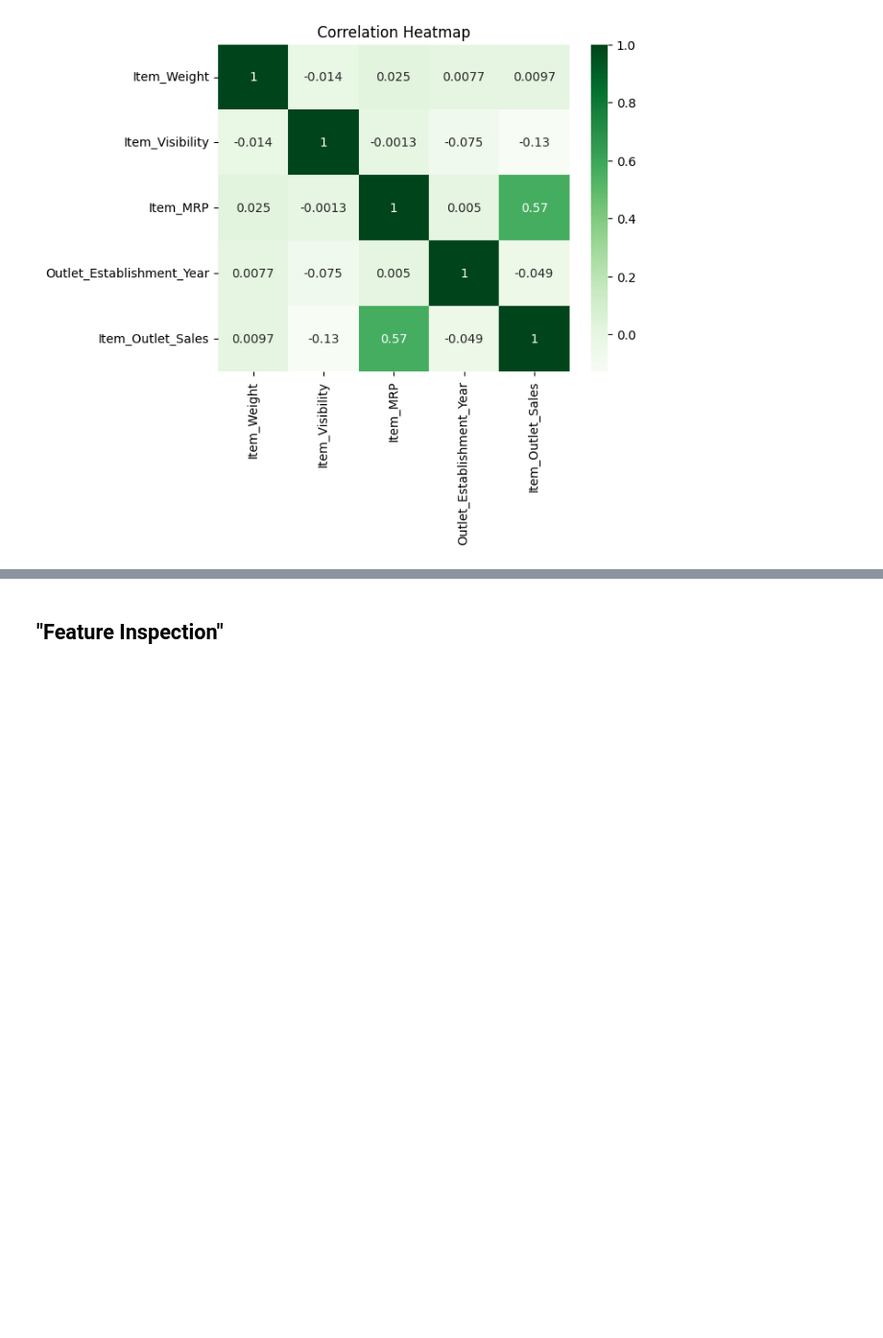
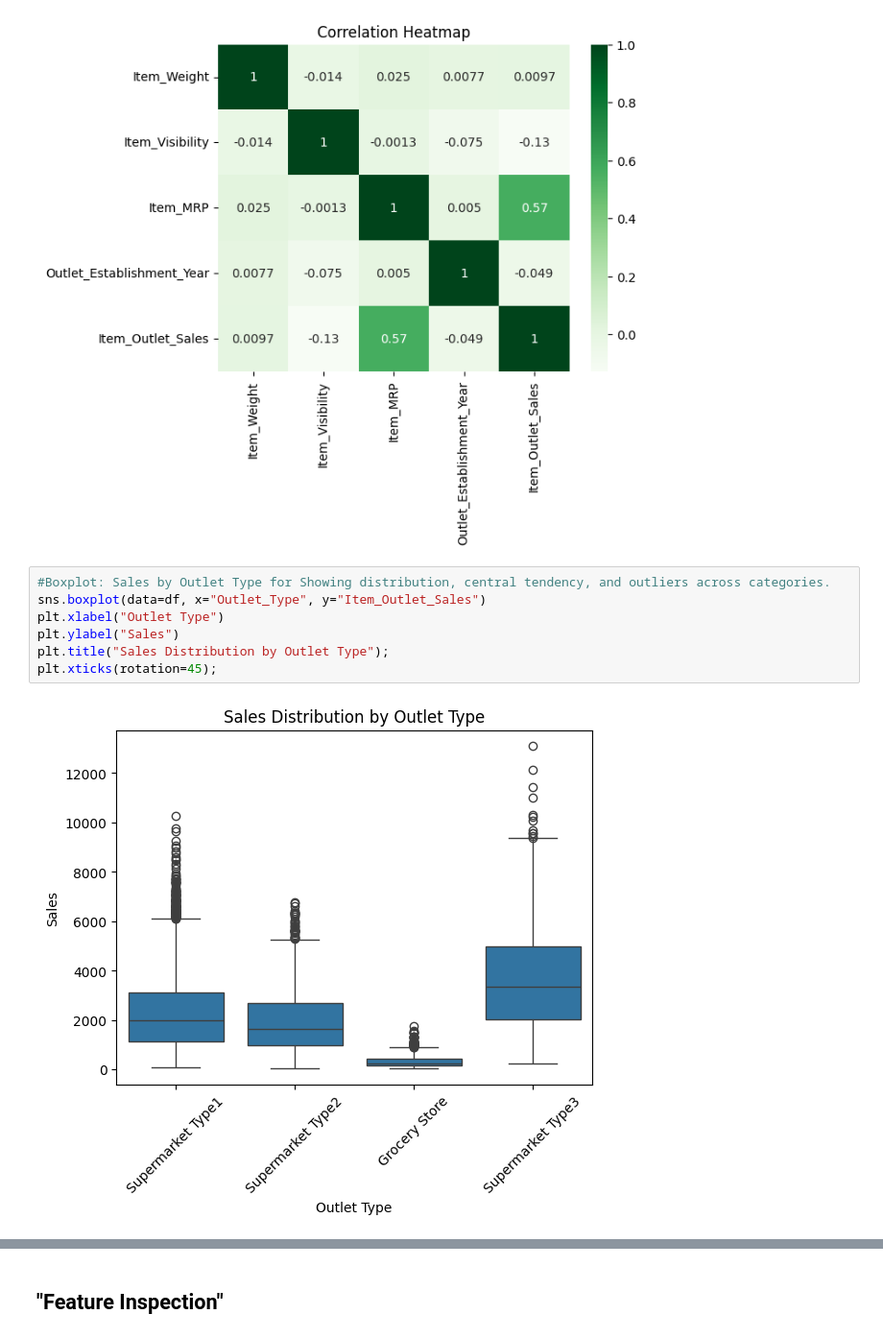
Before and after one commit to issaq96/Prediction-of-Product-Sales, a Jupyter notebook: prediction_of_product_sales.ipynb, the cells around one changed output, grey strips where cells are left out. Shown at 96% size. Drawn from its saved outputs; the diff is of its cells as text; blank space fills up the shorter version.

```diff
--- a/prediction_of_product_sales.ipynb
+++ b/prediction_of_product_sales.ipynb
@@ -255,3 +233,12 @@ ax = sns.heatmap(corr, cmap="Greens", annot=True);
 ax.set_title("Correlation Heatmap");
 # %% [output]
 [figure]
+# %%
+#Boxplot: Sales by Outlet Type for Showing distribution, central tendency, and outliers across categories.
+sns.boxplot(data=df, x="Outlet_Type", y="Item_Outlet_Sales")
+plt.xlabel("Outlet Type")
+plt.ylabel("Sales")
+plt.title("Sales Distribution by Outlet Type");
+plt.xticks(rotation=45);
+# %% [output]
+[figure, added]
```
Also changed, not shown: parts of 11 cells of this notebook.
